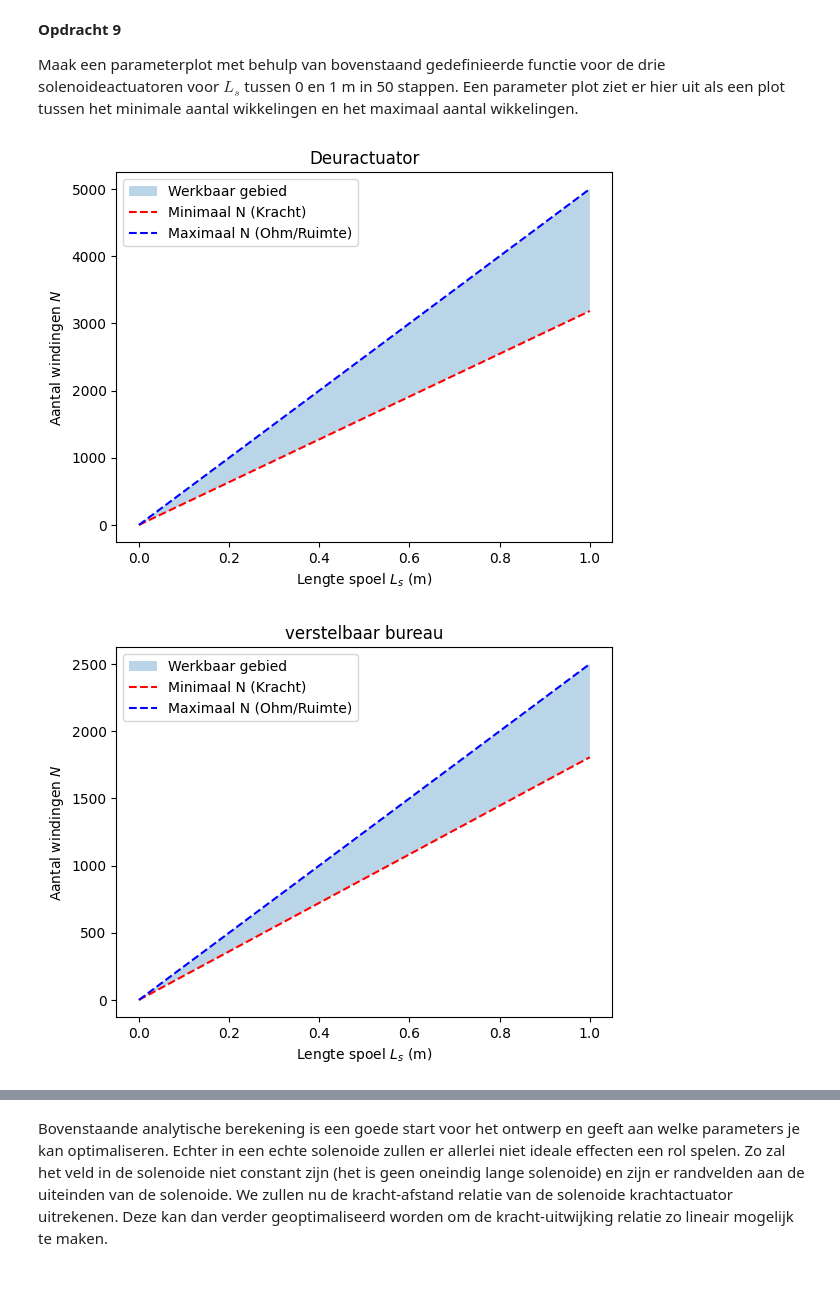
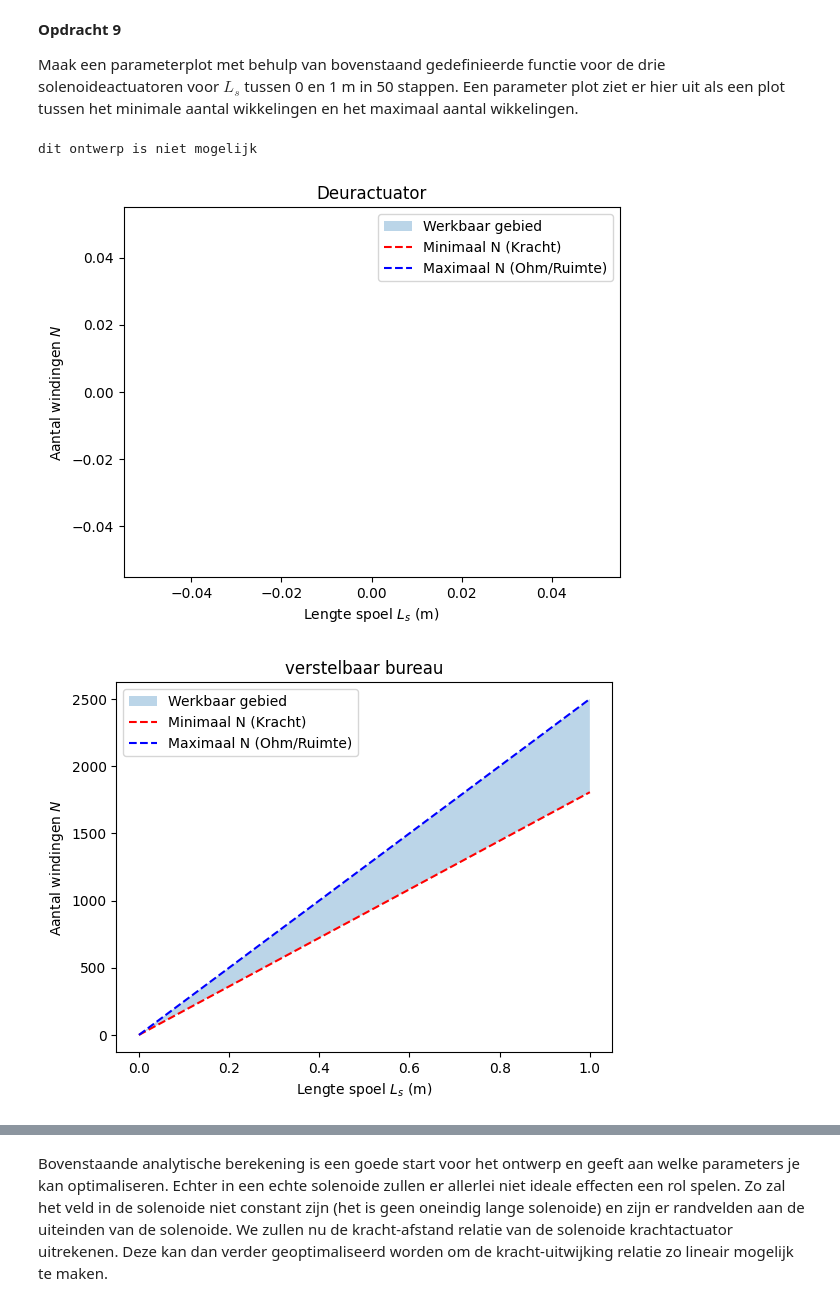
Before and after one commit to luckykat07/opdrachten-DEF-D_LE, a Jupyter notebook: DigitaleOntwerpopdrachten/2KrachtactuatorOpdracht/KrachtactuatorOpdracht.ipynb, the cells around one changed output, grey strips where cells are left out. Drawn from its saved outputs; the diff is of its cells as text; code cells hidden in the pictures.

```diff
--- a/DigitaleOntwerpopdrachten/2KrachtactuatorOpdracht/KrachtactuatorOpdracht.ipynb
+++ b/DigitaleOntwerpopdrachten/2KrachtactuatorOpdracht/KrachtactuatorOpdracht.ipynb
@@ -215,35 +215,36 @@ Maak een parameterplot met behulp van bovenstaand gedefinieerde functie voor de
 def maak_plot(titel,r_s, r_d, I, V_bron, F_nodig):
     L_range = np.linspace(0, 1, 50)
     N_mins, N_maxs = [], []
     impossible = False
     for l in L_range:
         n_min, n_max = bereken_n_grenzen(l, r_s, r_d, I, V_bron, F_nodig, rho_koper)
 
         if np.isnan(n_min): # checkt of er geen waarde (nan) wordt verkregen uit de bereken_n_grenzen fucntie
             impossible = True
 
         N_mins.append(n_min)
         N_maxs.append(n_max)
 
     if impossible:
         print("dit ontwerp is niet mogelijk")
 
 
     plt.figure()
     plt.fill_between(L_range, N_mins, N_maxs, alpha=0.3, label='Werkbaar gebied')
     plt.title(titel)
     plt.plot(L_range, N_mins, 'r--', label='Minimaal N (Kracht)')
     plt.plot(L_range, N_maxs, 'b--', label='Maximaal N (Ohm/Ruimte)')
     plt.xlabel("Lengte spoel $L_s$ (m)")
     plt.ylabel("Aantal windingen $N$")
     plt.legend()
     plt.show()
 
-maak_plot("Deuractuator", 0.04, 0.0001, 0.5, 9, 40) #gegeven waarden 'kloppen' dus niet
+maak_plot("Deuractuator", 0.01, 0.0001, 0.5, 9, 40) #gegeven waarden 'kloppen' dus niet
 maak_plot("verstelbaar bureau", 0.04, 0.0002, 2, 20, 206) #waarden vanuit schattend rekenen
 maak_plot("automatische deur", 0.02, 0.0002, 2, 20, 50) #waarden vanuit schattend rekenen
 # %% [output]
+dit ontwerp is niet mogelijk
-[figure, old version]
+[figure, new version]
 [figure]
 [figure]
 # %% [markdown]
```
Also changed, not shown: parts of 6 cells of this notebook.
